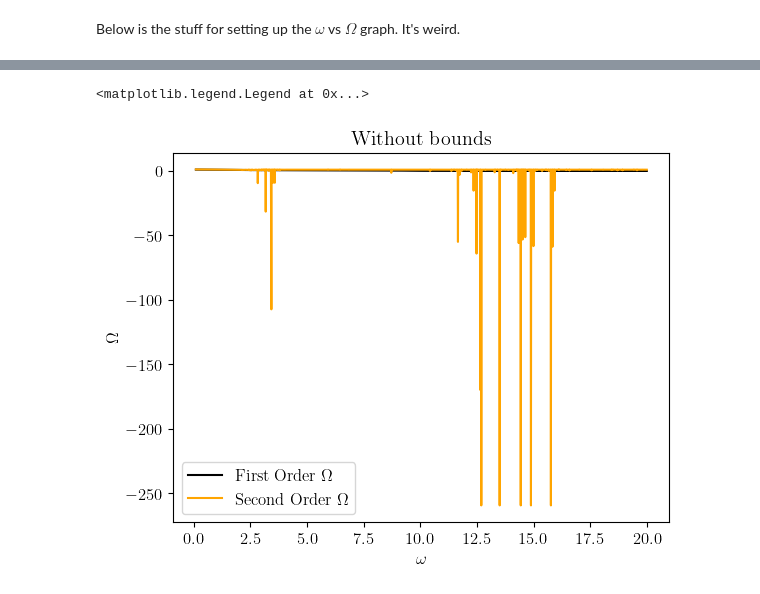
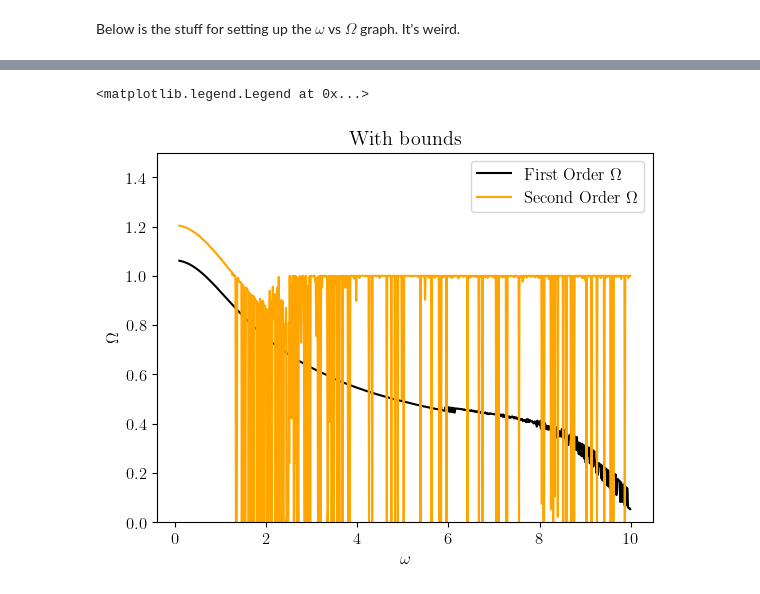
Before and after one commit to ihatebananas/Summer_Research, a Jupyter notebook: comparisons.ipynb, the cells around one changed output, grey strips where cells are left out. Saved outputs shown, nothing was run; the diff lists cells and outputs as text; code cells hidden in the pictures.

Commit message:
added some comments/graphs about problems with graphs

```diff
--- a/comparisons.ipynb
+++ b/comparisons.ipynb
@@ -325,12 +330,14 @@ ax.plot(gvals, 0.00125*np.log(10*gvals + 1)**2, color='purple')
 # %% [markdown]
 Below is the stuff for setting up the $\omega$ vs $\Omega$ graph. It's weird.
 # %%
-omega = np.arange(0.1, 20, 0.01)
+omega = np.arange(0.1, 10, 0.01)
+
+g = 0.2
 
 Omega_1o = np.zeros_like(omega)
 Omega_2o = np.zeros_like(omega)
 
 for i in range(len(omega)):
     w = omega[i]
-    Omega_1o[i] = sp.optimize.minimize(ground1, x0=[1.0]).x[0]
-    Omega_2o[i] = sp.optimize.minimize(first_derivative_2o, x0=[1.0]).x[0]
+    Omega_1o[i] = sp.optimize.minimize(ground1, x0=[1.0], bounds=[(1e-6, 10)]).x[0]
+    Omega_2o[i] = sp.optimize.minimize(first_derivative_2o, x0=[1.0], bounds=[(1e-6, 10)]).x[0]
@@ -337,19 +357,20 @@ for i in range(len(omega)):
 # %%
+
 fig = plt.figure()
 ax = fig.add_subplot(1, 1, 1)
 
 
 ax.plot(omega, Omega_1o, label='First Order $\\Omega$', color='black')
 ax.plot(omega, Omega_2o, label='Second Order $\\Omega$', color='orange')
 
-#ax.set_ylim([0, 1.5])
+ax.set_ylim([0, 1.5])
 
-ax.set_title('Without bounds')
+ax.set_title('With bounds')
 ax.set_xlabel('$\\omega$')
 ax.set_ylabel('$\\Omega$')
 
 
 ax.legend()
 # %% [output]
 <matplotlib.legend.Legend at 0x...>
-[figure, old version]
+[figure, new version]
```
Also changed, not shown: parts of 8 cells of this notebook.
